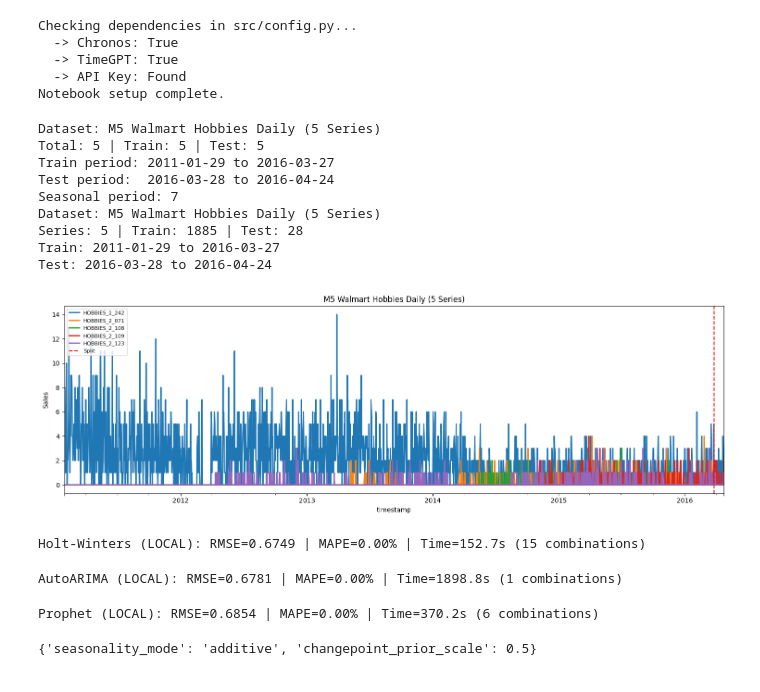
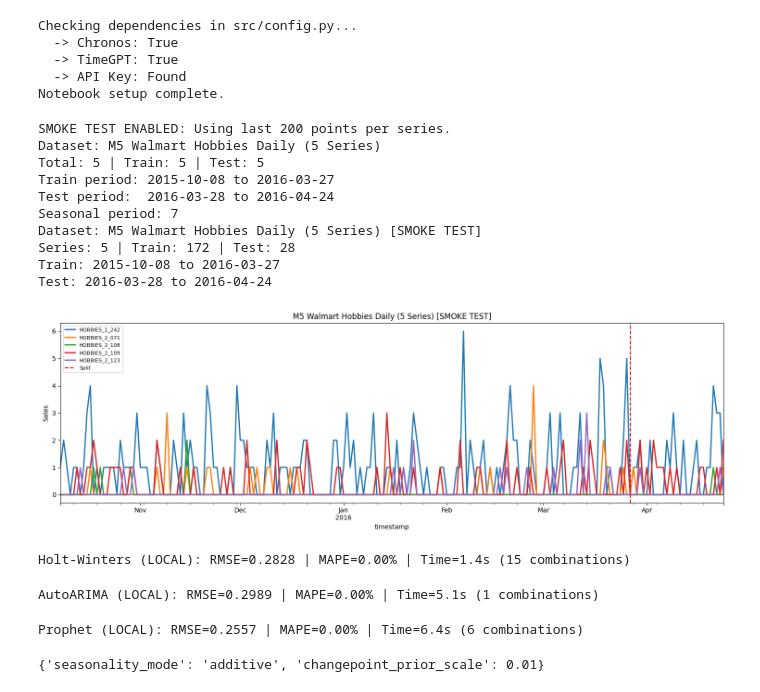
Before and after one commit to ContiHan/Statistika, a Jupyter notebook: forecasting/04_forecasting_m5_walmart_daily.ipynb, the cells around one changed output. Saved outputs shown, nothing was run; the diff lists cells and outputs as text; code cells hidden in the pictures.

```diff
--- a/forecasting/04_forecasting_m5_walmart_daily.ipynb
+++ b/forecasting/04_forecasting_m5_walmart_daily.ipynb
@@ -14,8 +15,9 @@ Checking dependencies in src/config.py...
   -> API Key: Found
 Notebook setup complete.
 # %%
-# 2. Data Configuration (Multi-Series)
+# 2. Data Loading and Configuration
 
+# === DATASET CONFIGURATION ===
 DATASET_CONFIG = {
     "file_path": "../datasets/m5_walmart_hobbies_daily.csv",
     "time_column": "timestamp",
@@ -31,7 +33,7 @@ DATASET_CONFIG = {
     "value_unit": "Sales",
 }
 
-# Load Data
+# === LOAD AND PREPROCESS DATA ===
 df = pd.read_csv(DATASET_CONFIG["file_path"])
 df[DATASET_CONFIG["time_column"]] = pd.to_datetime(df[DATASET_CONFIG["time_column"]])
 static_encoder = LabelEncoder()
@@ -76,7 +78,7 @@ for uid in df[DATASET_CONFIG["id_column"]].unique():
         )
 
 # === SMOKE TEST (Subset for faster tuning) ===
-SMOKE_TEST = False
+SMOKE_TEST = True
 SMOKE_TEST_POINTS = 200
 
 if SMOKE_TEST:
@@ -125,36 +127,37 @@ static_cov_transformer = StaticCovariatesTransformer()
 train_scaled = static_cov_transformer.fit_transform(train_scaled)
 
 # Print Dataset Summary
 print(f"Dataset: {DATASET_CONFIG['name']}")
 print(f"Total: {len(all_series)} | Train: {len(train_series)} | Test: {len(test_series)}")
 print(f"Train period: {train_series[0].start_time().date()} to {train_series[0].end_time().date()}")
 print(f"Test period:  {test_series[0].start_time().date()} to {test_series[0].end_time().date()}")
 print(f"Seasonal period: {DATASET_CONFIG['seasonal_period']}")
 
 # Visualize Train/Test Split for the all series
 print(f"Dataset: {DATASET_CONFIG['name']}" + (" [SMOKE TEST]" if SMOKE_TEST else ""))
 print(f"Series: {len(all_series)} | Train: {len(train_series[0])} | Test: {len(test_series[0])}")
 print(f"Train: {train_series[0].start_time().date()} to {train_series[0].end_time().date()}")
 print(f"Test: {test_series[0].start_time().date()} to {test_series[0].end_time().date()}")
 
 fig, ax = plt.subplots(figsize=(15, 5))
 for i, s in enumerate(all_series):
     s.plot(ax=ax, label=f'{s.static_covariates["unique_id"].values[0]}')
 ax.axvline(x=split_time, color='red', linestyle='--', label='Split')
 ax.set_title(f'{DATASET_CONFIG["name"]}' + (' [SMOKE TEST]' if SMOKE_TEST else ''))
 ax.set_ylabel(DATASET_CONFIG.get('value_unit', 'Value'))
 ax.legend(loc='upper left', fontsize=8)
 plt.tight_layout()
 plt.show()
 # %% [output]
+SMOKE TEST ENABLED: Using last 200 points per series.
 Dataset: M5 Walmart Hobbies Daily (5 Series)
 Total: 5 | Train: 5 | Test: 5
-Train period: 2011-01-29 to 2016-03-27
+Train period: 2015-10-08 to 2016-03-27
 Test period:  2016-03-28 to 2016-04-24
 Seasonal period: 7
-Dataset: M5 Walmart Hobbies Daily (5 Series)
-Series: 5 | Train: 1885 | Test: 28
-Train: 2011-01-29 to 2016-03-27
+Dataset: M5 Walmart Hobbies Daily (5 Series) [SMOKE TEST]
+Series: 5 | Train: 172 | Test: 28
+Train: 2015-10-08 to 2016-03-27
 Test: 2016-03-28 to 2016-04-24
-[figure, old version]
+[figure, new version]
 # %%
@@ -167,44 +175,47 @@ dl_grids = get_dl_grids(SEASONAL_PERIOD)
 # 4. Statistical Models (LOCAL)
 
 # Holt-Winters
-run_tuning_local(
+run_tuning_local_and_eval(
     tracker,
     "Holt-Winters (LOCAL)",
     ExponentialSmoothing,
-    stat_grids["Holt-Winters"],
+    STAT_GRIDS["Holt-Winters"],
     train_series,
     supports_covariates=False,
     seasonal_period=SEASONAL_PERIOD,
+    test_periods=TEST_PERIODS,
 )
 
 # AutoARIMA
-run_tuning_local(
+run_tuning_local_and_eval(
     tracker,
     "AutoARIMA (LOCAL)",
     AutoARIMA,
-    stat_grids["AutoARIMA"],
+    STAT_GRIDS["AutoARIMA"],
     train_series,
     future_covs_list=all_future_covs,
     supports_covariates=True,
     seasonal_period=SEASONAL_PERIOD,
+    test_periods=TEST_PERIODS,
 )
 
 # Prophet
-run_tuning_local(
+run_tuning_local_and_eval(
     tracker,
     "Prophet (LOCAL)",
     Prophet,
-    stat_grids["Prophet"],
+    STAT_GRIDS["Prophet"],
     train_series,
     future_covs_list=all_future_covs,
     supports_covariates=True,
     seasonal_period=SEASONAL_PERIOD,
+    test_periods=TEST_PERIODS,
 )
 # %% [output]
-Holt-Winters (LOCAL): RMSE=0.6749 | MAPE=0.00% | Time=152.7s (15 combinations)
+Holt-Winters (LOCAL): RMSE=0.2828 | MAPE=0.00% | Time=1.4s (15 combinations)
-AutoARIMA (LOCAL): RMSE=0.6781 | MAPE=0.00% | Time=1898.8s (1 combinations)
+AutoARIMA (LOCAL): RMSE=0.2989 | MAPE=0.00% | Time=5.1s (1 combinations)
-Prophet (LOCAL): RMSE=0.6854 | MAPE=0.00% | Time=370.2s (6 combinations)
+Prophet (LOCAL): RMSE=0.2557 | MAPE=0.00% | Time=6.4s (6 combinations)
-{'seasonality_mode': 'additive', 'changepoint_prior_scale': 0.5}
+{'seasonality_mode': 'additive', 'changepoint_prior_scale': 0.01}
 # %%
 # 5. Deep Learning Models (GLOBAL)
 
```
Also changed, not shown: parts of 7 cells of this notebook, 22 other files.
